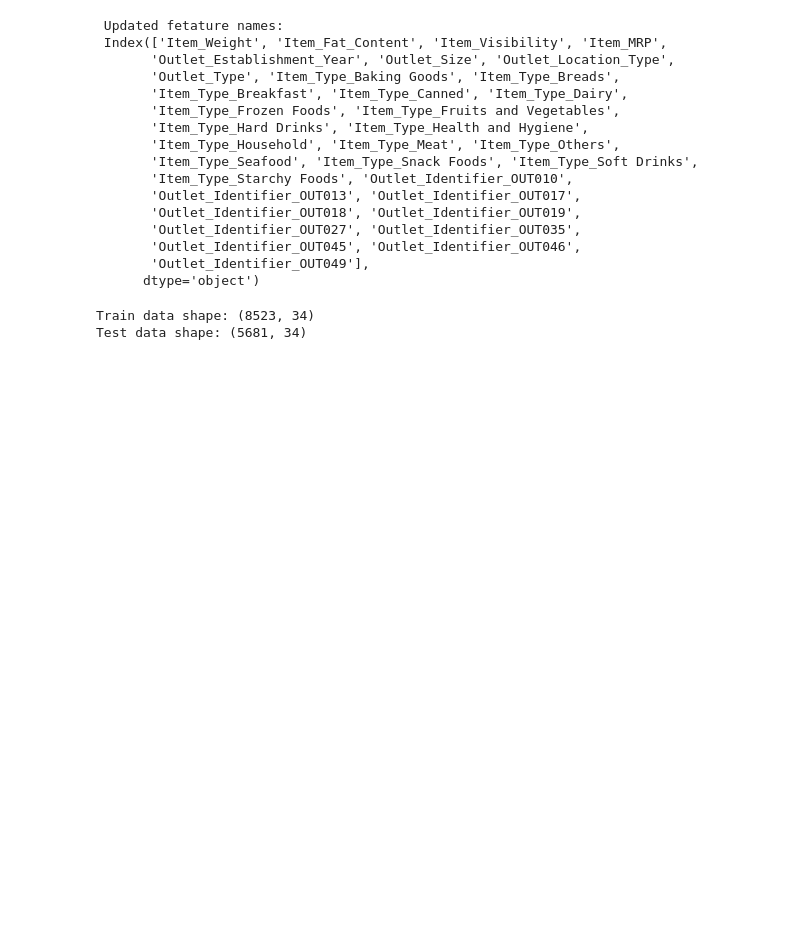
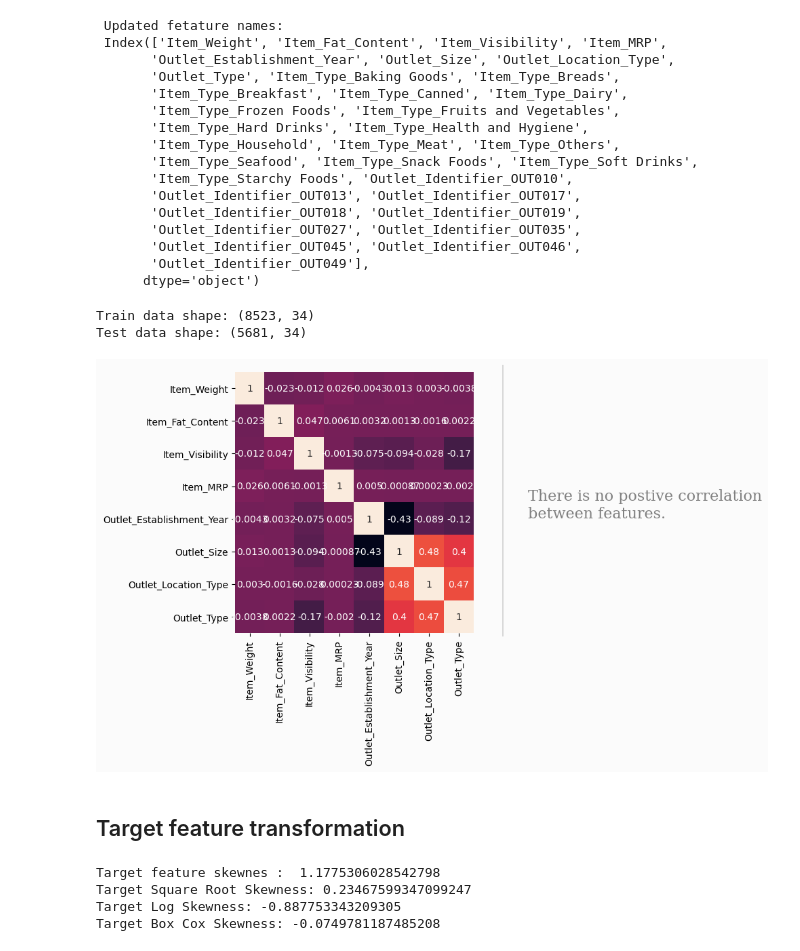
Before and after one commit to ajithcl/BigmartSalesPrediction, a Jupyter notebook: BigmartSalesPrediction.ipynb, the cells around one changed output. Drawn from its saved outputs; the diff is of its cells as text; code cells hidden in the pictures; blank space fills up the shorter version.

```diff
--- a/BigmartSalesPrediction.ipynb
+++ b/BigmartSalesPrediction.ipynb
@@ -1220,3 +1225,72 @@ print (f"\nTrain data shape: {df_train.shape} \nTest data shape: {df_test.shape}
 # %% [output]
 Train data shape: (8523, 34)
 Test data shape: (5681, 34)
+# %%
+#Get the correation dataframe.
+df=df_train.loc[:,['Item_Weight', 'Item_Fat_Content', 'Item_Visibility', 'Item_MRP',
+       'Outlet_Establishment_Year', 'Outlet_Size', 'Outlet_Location_Type',
+       'Outlet_Type']]
+# %%
+sns.reset_defaults()
+
+#Visualization
+fig=plt.figure(figsize=(10,5));
+
+ax0=fig.add_subplot(1,2,1)
+ax1=fig.add_subplot(1,2,2)
+ax1.grid(False)
+ax1.set_xticklabels([])
+ax1.set_yticklabels([])
+
+fig.patch.set_facecolor(background_color)
+ax0.set_facecolor(background_color)
+ax1.set_facecolor(background_color)
+ax0.spines["bottom"].set_visible(False)
+ax0.spines["top"].set_visible(False)
+ax0.spines["right"].set_visible(False)
+ax0.spines["left"].set_visible(False)
+ax1.spines["bottom"].set_visible(False)
+ax1.spines["top"].set_visible(False)
+ax1.spines["right"].set_visible(False)
+ax1.spines["left"].set_visible(False)
+ax1.tick_params(left=False,bottom=False)
+
+#Plot the barplot
+sns.heatmap(df.corr(),annot=True,cbar=False,ax=ax0);
+
+#rotating the ticklabels in x axis
+for tick in ax0.get_xticklabels():
+    tick.set_rotation(90)
+
+#Draw line in the middle
+l1= lines.Line2D([0.52,0.52],[0.1, 0.9],color='black',lw=0.2,transform=fig.transFigure)
+fig.lines.extend([l1])
+
+#text content
+fig.text(x=0.5,
+        y=0.4,
+        fontweight='light',
+        fontfamily='serif',
+        fontsize=16,
+        color='grey',
+        s='''
+        There is no postive correlation
+        between features.
+        ''')
+plt.show()
+# %% [output]
+[figure, added]
+# %% [markdown]
+## Target feature transformation
+# %%
+print ("Target feature skewnes : ", target.skew())
+print (f"Target Square Root Skewness: {np.sqrt(target).skew()}")
+print (f"Target Log Skewness: {np.log(target).skew()}")
+box_cox_target = pd.Series(stats.boxcox(target)[0])
+box_cox_param = stats.boxcox(target)[1]
+print (f"Target Box Cox Skewness: {box_cox_target.skew()}")
+# %% [output]
+Target feature skewnes :  1.1775306028542798
+Target Square Root Skewness: 0.23467599347099247
+Target Log Skewness: -0.887753343209305
+Target Box Cox Skewness: -0.0749781187485208
```
Also changed, not shown: parts of 9 cells of this notebook.
